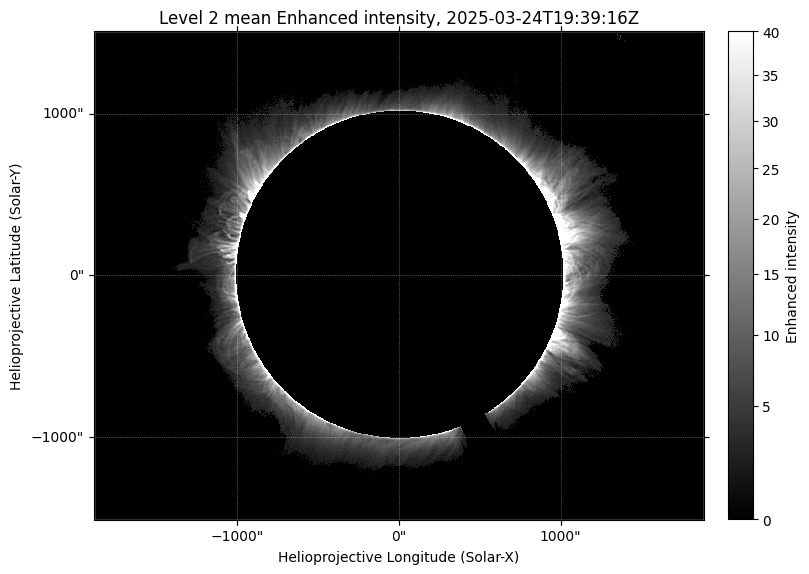
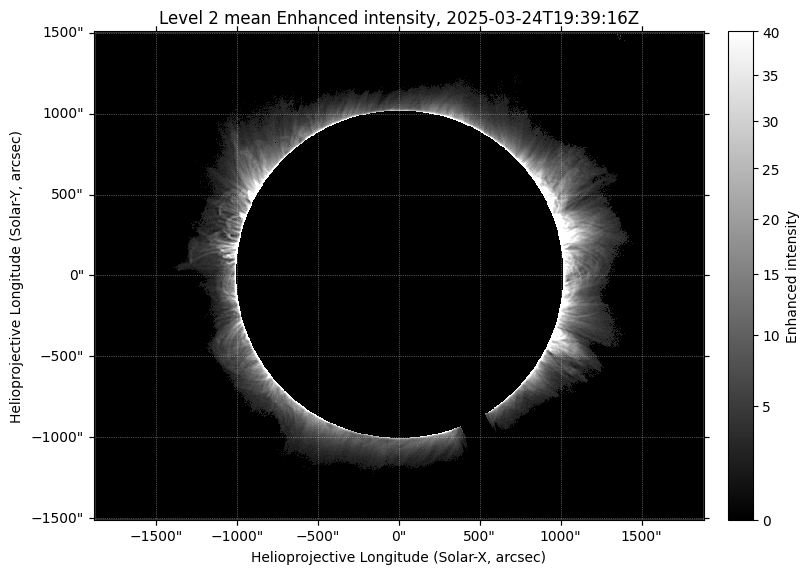
Code edit (unified diff) that turned the first committed figure into the second:
--- before
+++ after
@@ -8,4 +8,8 @@
 ax.set_facecolor("black")
 cbar = plt.colorbar(im, ax=ax, fraction=0.04, pad=0.04, label=data_product_type)
+ax.set_xlabel('Helioprojective Longitude (Solar-X, arcsec)')
+ax.set_ylabel('Helioprojective Longitude (Solar-Y, arcsec)')
+ax.coords[0].set_ticks(number=8)
+ax.coords[1].set_ticks(number=8)
 utc_string = ucomp_time.strftime("%Y-%m-%dT%H:%M:%SZ")
 plt.title(f'Level 2 {grouping} {data_product_type}, {utc_string}')

Commit: plotting updates (labels and ticks) for phase 2 and 3 plots in tutorial notebooks